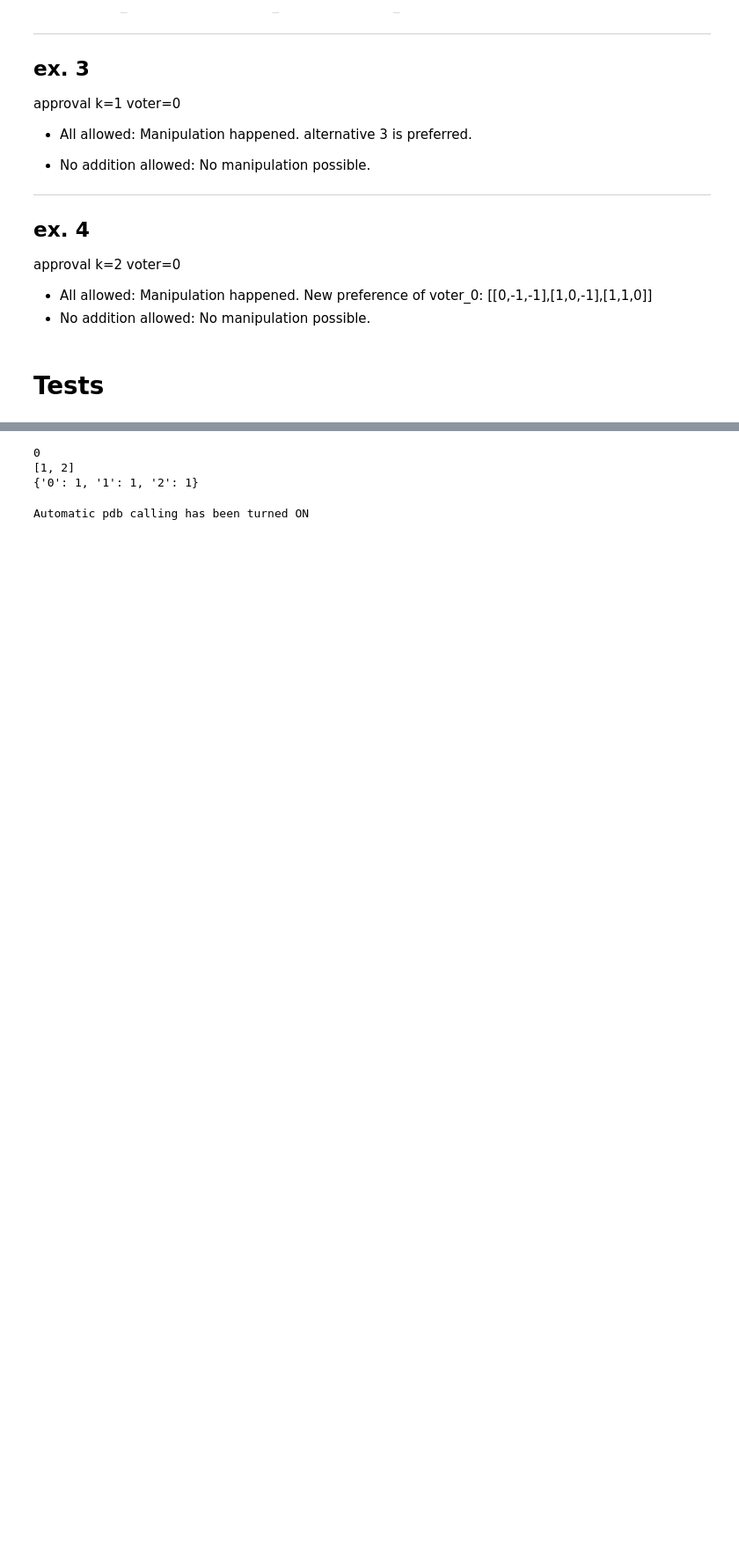
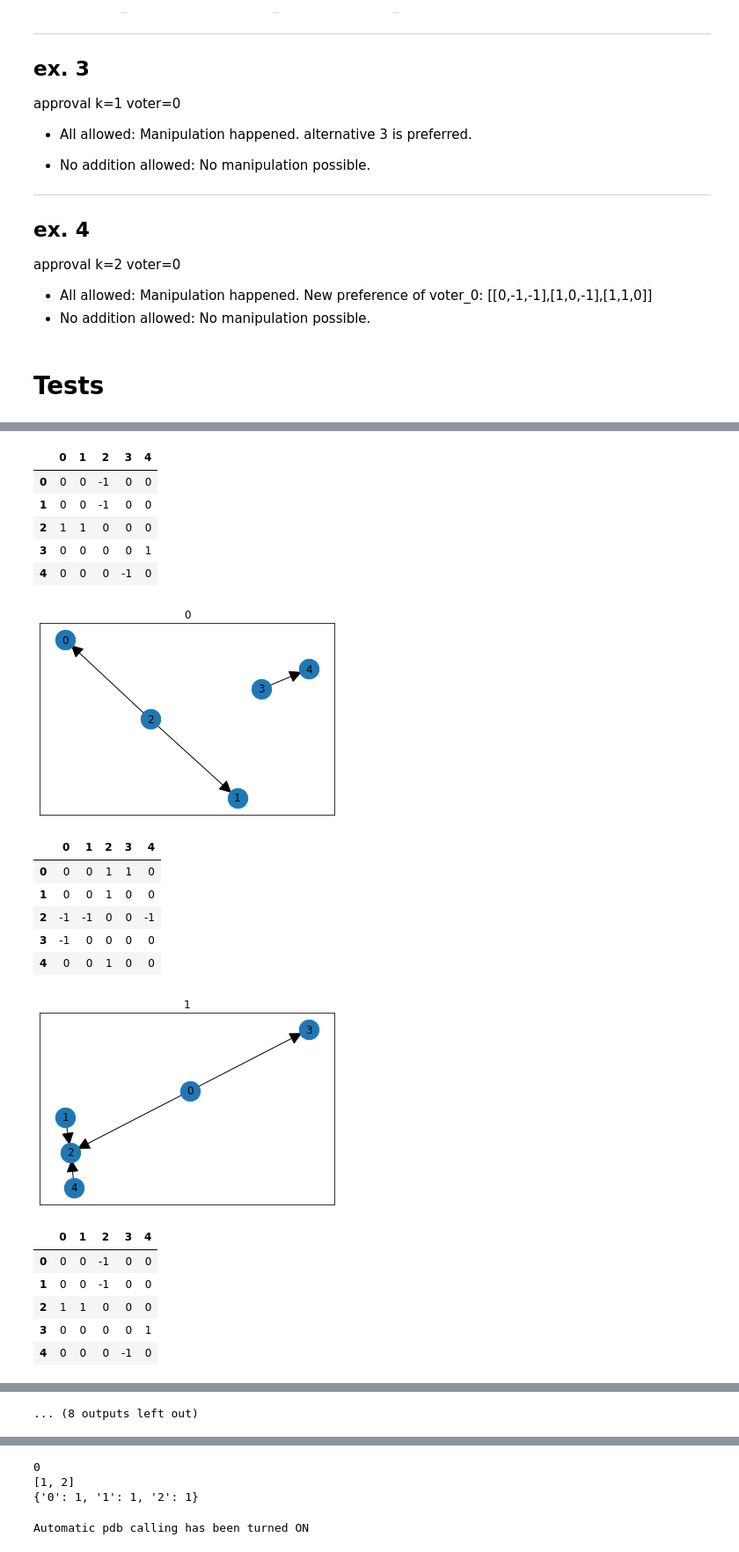
Before and after one commit to PanagiotisTerzopoulos/iterative_voting_with_partial_preferences, a Jupyter notebook: Untitled.ipynb, the cells around one changed output, grey strips where cells are left out. Shown at 88% size. Cells and saved outputs as stored; diff of their text form; code cells hidden in the pictures; blank space fills up the shorter version.

```diff
--- a/Untitled.ipynb
+++ b/Untitled.ipynb
@@ -124,3 +125,6 @@ voter=0
 #         (pd.DataFrame({0: [0,-1,-1], 1: [1,0,0], 2:[1,0,0]}), pd.DataFrame({0: [0,-1,1], 1: [1,0,1], 2:[-1,-1,0]}), pd.DataFrame({0: [0,1,1], 1: [-1,0,1], 2:[-1,-1,0]}))
 #     )
 # }
+# %%
+with open('data/our_data.pkl', 'rb') as f:
+    data = dill.load(f)
@@ -126,0 +182,27 @@ voter=0
+# %%
+for i, pref in enumerate(data[(10, 5, '2urn')][2]):
+    display(pref)
+    create_graph_from_matrix(pref)
+    plt.title(i)
+    plt.show()
+# %% [output]
+|  | 0 | 1 | 2 | 3 | 4 |
+| 0 | 0 | 0 | -1 | 0 | 0 |
+| 1 | 0 | 0 | -1 | 0 | 0 |
+| 2 | 1 | 1 | 0 | 0 | 0 |
+| 3 | 0 | 0 | 0 | 0 | 1 |
+| 4 | 0 | 0 | 0 | -1 | 0 |
+[figure, added]
+|  | 0 | 1 | 2 | 3 | 4 |
+| 0 | 0 | 0 | 1 | 1 | 0 |
+| 1 | 0 | 0 | 1 | 0 | 0 |
+| 2 | -1 | -1 | 0 | 0 | -1 |
+| 3 | -1 | 0 | 0 | 0 | 0 |
+| 4 | 0 | 0 | 1 | 0 | 0 |
+[figure, added]
+|  | 0 | 1 | 2 | 3 | 4 |
+| 0 | 0 | 0 | -1 | 0 | 0 |
+| 1 | 0 | 0 | -1 | 0 | 0 |
+| 2 | 1 | 1 | 0 | 0 | 0 |
+| 3 | 0 | 0 | 0 | 0 | 1 |
+| 4 | 0 | 0 | 0 | -1 | 0 |
@@ -126,0 +231 @@ voter=0
+... (8 outputs left out)
```
Also changed, not shown: parts of 11 cells of this notebook, 2 other files.
